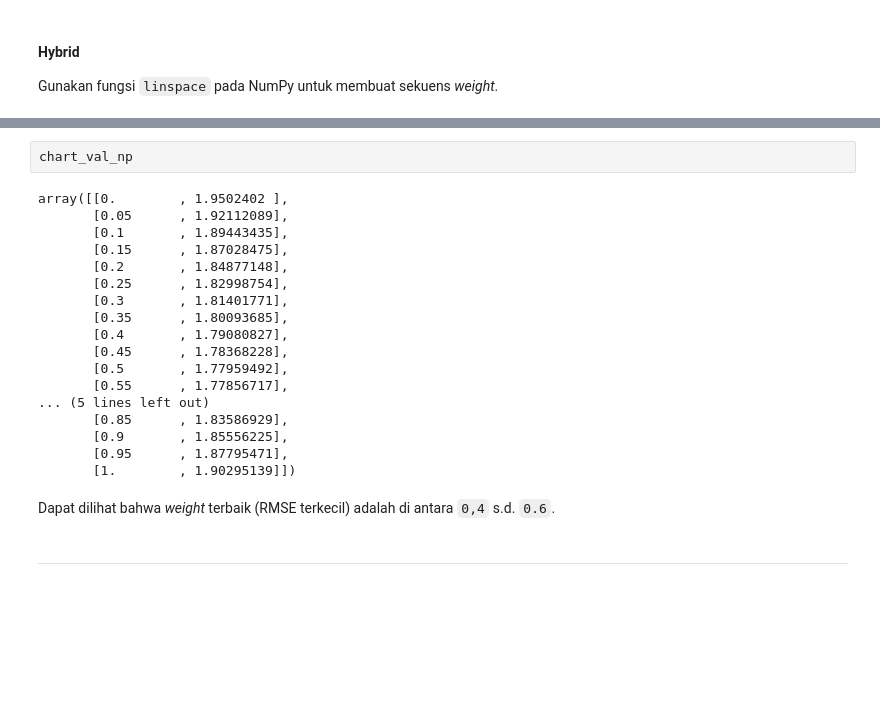
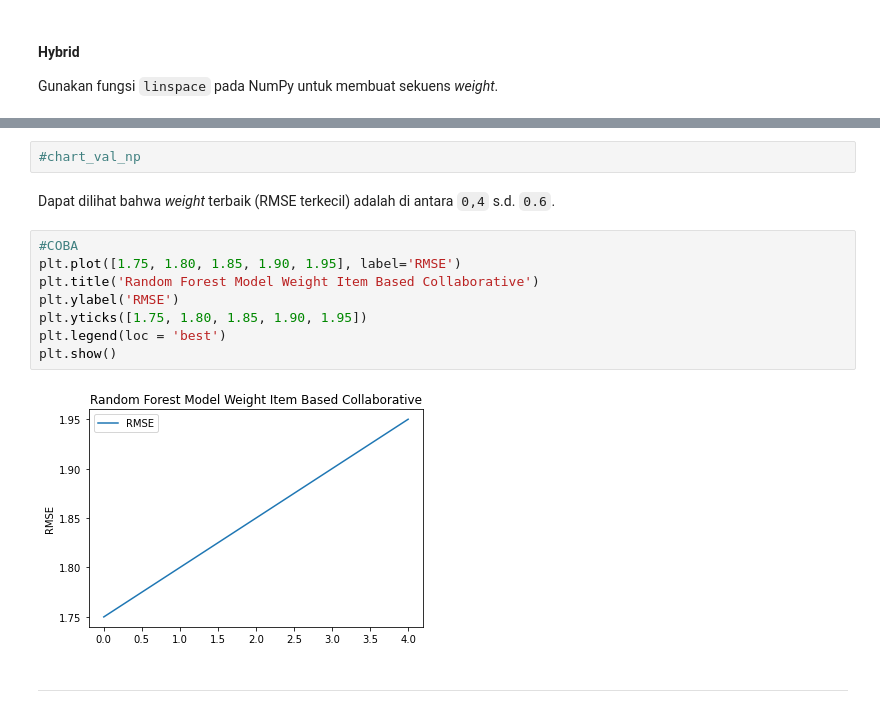
Before and after one commit to exemuel/weighted-hybrid-med-recsys, a Jupyter notebook: update recommendation.ipynb, the cells around one changed output, grey strips where cells are left out. Drawn from its saved outputs; the diff is of its cells as text; blank space fills up the shorter version.

```diff
--- a/update recommendation.ipynb
+++ b/update recommendation.ipynb
@@ -455,24 +436,16 @@ plt.plot(chart_val_np[:, 0], chart_val_np[:,1])
-# %%
-chart_val_np
-# %% [output]
-array([[0.        , 1.9502402 ],
-       [0.05      , 1.92112089],
-       [0.1       , 1.89443435],
-       [0.15      , 1.87028475],
-       [0.2       , 1.84877148],
-       [0.25      , 1.82998754],
-       [0.3       , 1.81401771],
-       [0.35      , 1.80093685],
-       [0.4       , 1.79080827],
-       [0.45      , 1.78368228],
-       [0.5       , 1.77959492],
-       [0.55      , 1.77856717],
-... (5 lines left out)
-       [0.85      , 1.83586929],
-       [0.9       , 1.85556225],
-       [0.95      , 1.87795471],
-       [1.        , 1.90295139]])
+# %%
+#chart_val_np
 # %% [markdown]
 Dapat dilihat bahwa _weight_ terbaik (RMSE terkecil) adalah di antara `0,4` s.d. `0.6`.
+# %%
+#COBA
+plt.plot([1.75, 1.80, 1.85, 1.90, 1.95], label='RMSE')
+plt.title('Random Forest Model Weight Item Based Collaborative')
+plt.ylabel('RMSE')
+plt.yticks([1.75, 1.80, 1.85, 1.90, 1.95])
+plt.legend(loc = 'best')
+plt.show()
+# %% [output]
+[figure, added]
 # %% [markdown]
 ---
```
Also changed, not shown: parts of 23 cells of this notebook.
